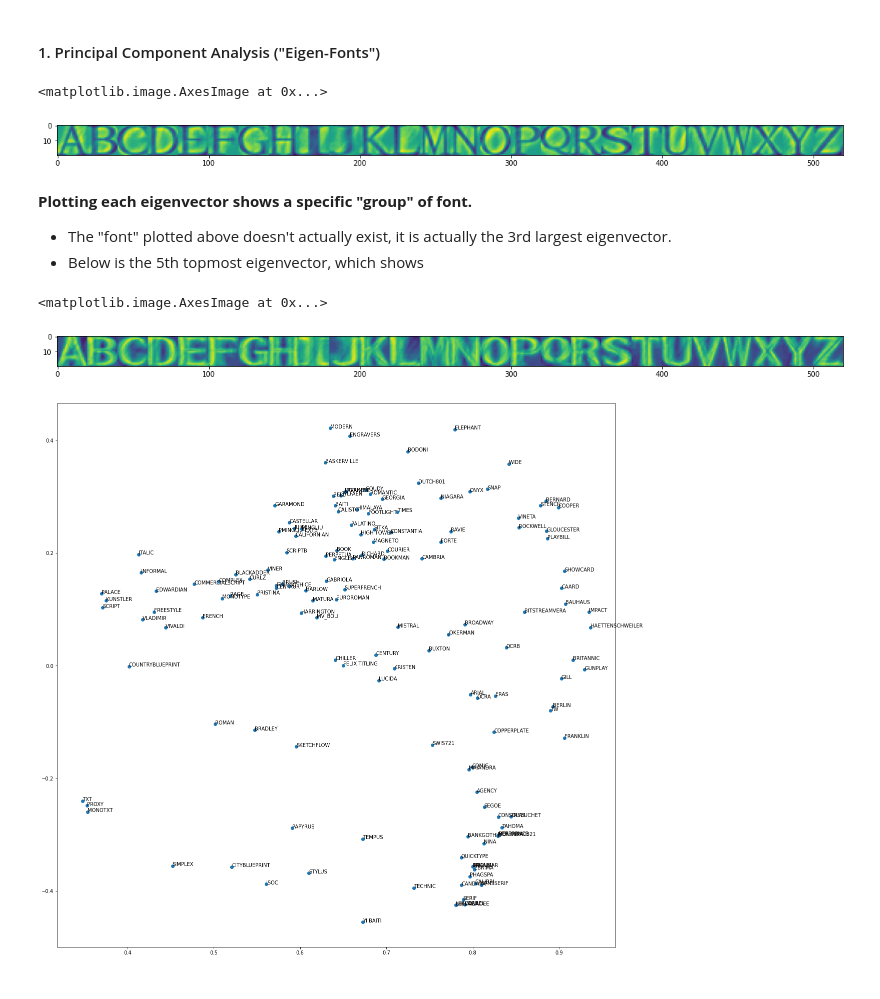
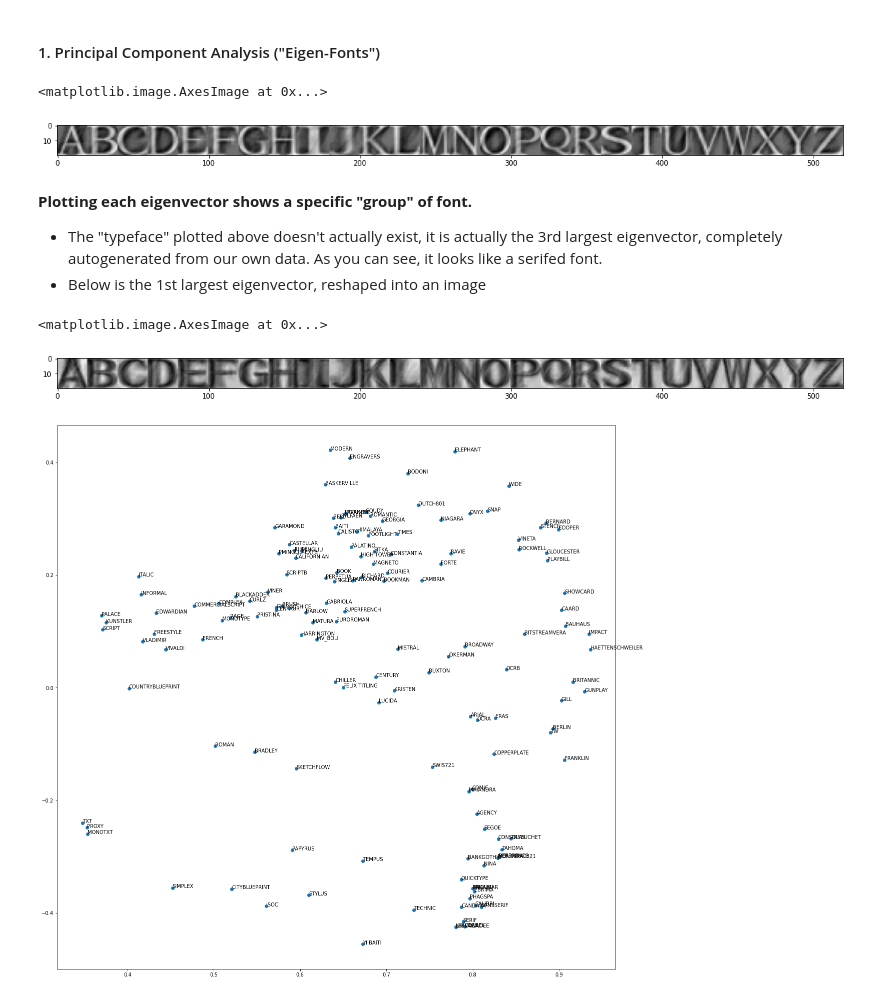
Before and after one commit to benduong2001/dsproject_font_decorator, a Jupyter notebook: font-type-image-classification.ipynb, the cells around one changed output. Saved outputs shown, nothing was run; the diff lists cells and outputs as text; code cells hidden in the pictures.

```diff
--- a/font-type-image-classification.ipynb
+++ b/font-type-image-classification.ipynb
@@ -179,25 +178,25 @@ u = eigvecs[:, -3]
 fig_temp, ax_temp = plt.subplots(figsize=(20,20))
 temp_font_unraveled = u
 temp_font = np.hstack(temp_font_unraveled.reshape(26,20,20))#.shape
-plt.imshow(temp_font)
+plt.imshow(255-temp_font, cmap="gray")
 # %% [output]
 <matplotlib.image.AxesImage at 0x...>
-[figure, old version]
+[figure, new version]
 # %% [markdown]
 **Plotting each eigenvector shows a specific "group" of font.**
-* The "font" plotted above doesn't actually exist, it is actually the 3rd largest eigenvector.
-* Below is the 5th topmost eigenvector, which shows
+* The "typeface" plotted above doesn't actually exist, it is actually the 3rd largest eigenvector, completely autogenerated from our own data. As you can see, it looks like a serifed font.
+* Below is the 1st largest eigenvector, reshaped into an image
 # %%
 u = eigvecs[:, -1]
 fig_temp, ax_temp = plt.subplots(figsize=(20,20))
 #temp_letter= eig_fonts_x[0].reshape(26,20,20)[0]
 temp_font_unraveled = u #eig_fonts_x[0]
 temp_font = np.hstack(temp_font_unraveled.reshape(26,20,20))#.shape
-plt.imshow(temp_font)
+plt.imshow(255-temp_font, cmap="gray")
 #np.hstack(eig_fonts_x[0].reshape(26,20,20)).shape
 # %% [output]
 <matplotlib.image.AxesImage at 0x...>
-[figure, old version]
+[figure, new version]
 # %%
 eig_fonts_cosine_similarity = (normalize(eig_fonts_x,axis=1) @ normalize(eigvecs,axis=1))
 # embedding.shape
```
Also changed, not shown: parts of 22 cells of this notebook.
